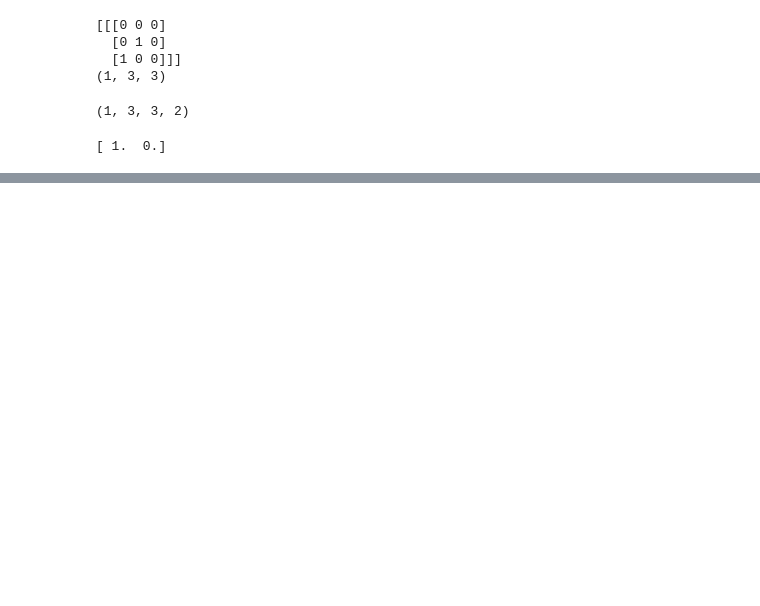
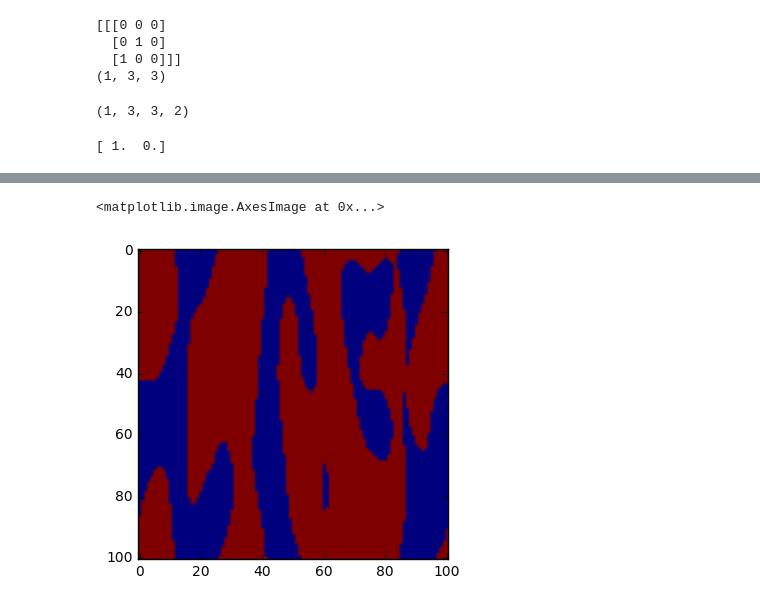
Before and after one commit to materialsinnovation/mks-tutorial, a Jupyter notebook: notebooks/part2-2point-stats.ipynb, the cells around one changed output, grey strips where cells are left out. Drawn from its saved outputs; the diff is of its cells as text; code cells hidden in the pictures; blank space fills up the shorter version.

```diff
--- a/notebooks/part2-2point-stats.ipynb
+++ b/notebooks/part2-2point-stats.ipynb
@@ -91,0 +101,5 @@ from pymks.stat
+# %%
+plt.imshow(data_lamellar_v[1])
+# %% [output]
+<matplotlib.image.AxesImage at 0x...>
+[figure, added]
```
Also changed, not shown: parts of 30 cells of this notebook, 1 other file.
